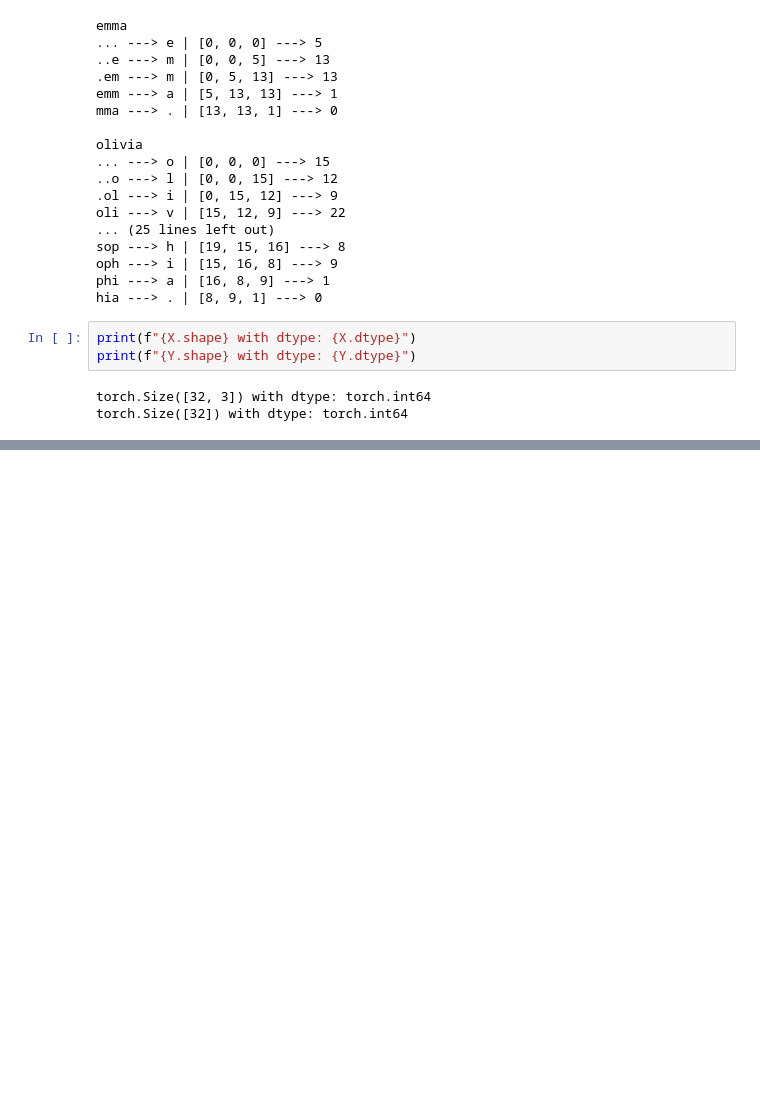
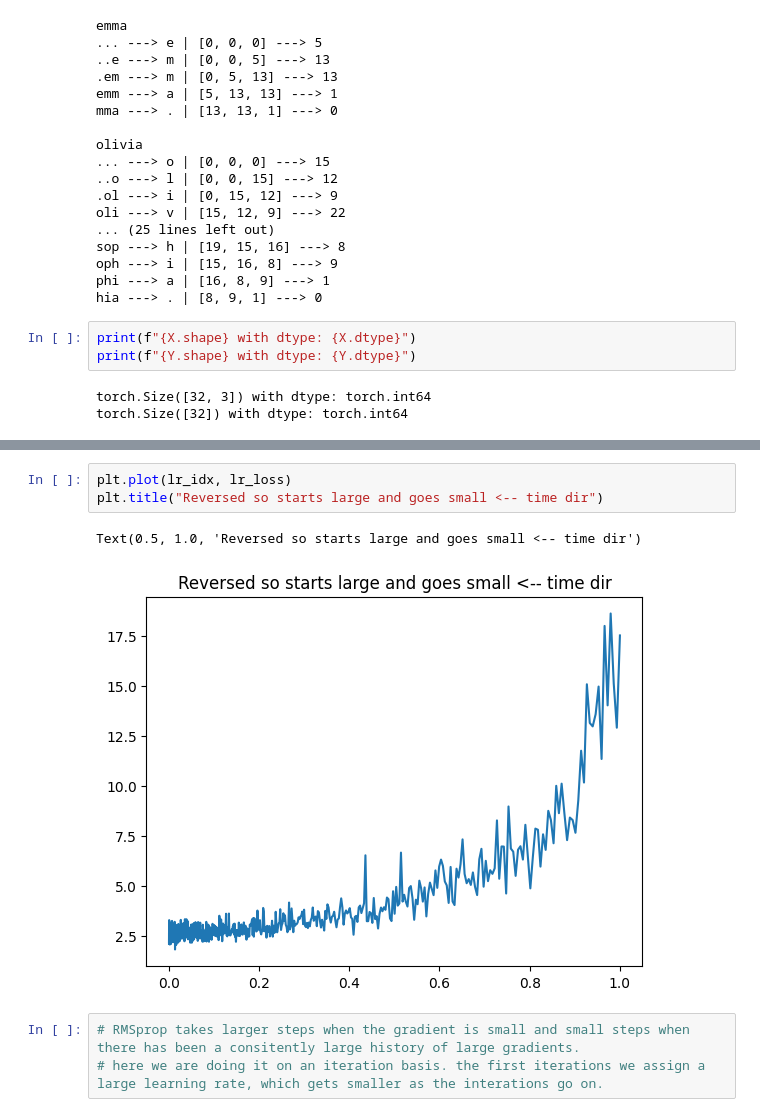
Before and after one commit to Matthew-Packham/embedding_from_first_principles, a Jupyter notebook: embeddings_from_first_principles.ipynb, the cells around one changed output, grey strips where cells are left out. Drawn from its saved outputs; the diff is of its cells as text; blank space fills up the shorter version.

```diff
--- a/embeddings_from_first_principles.ipynb
+++ b/embeddings_from_first_principles.ipynb
@@ -72,0 +525,9 @@ torch.Size([32]) with dtype: torch.int64
+# %%
+plt.plot(lr_idx, lr_loss)
+plt.title("Reversed so starts large and goes small <-- time dir")
+# %% [output]
+Text(0.5, 1.0, 'Reversed so starts large and goes small <-- time dir')
+[figure, added]
+# %%
+# RMSprop takes larger steps when the gradient is small and small steps when there has been a consitently large history of large gradients.
+# here we are doing it on an iteration basis. the first iterations we assign a large learning rate, which gets smaller as the interations go on.
```
Also changed, not shown: parts of 59 cells of this notebook.
